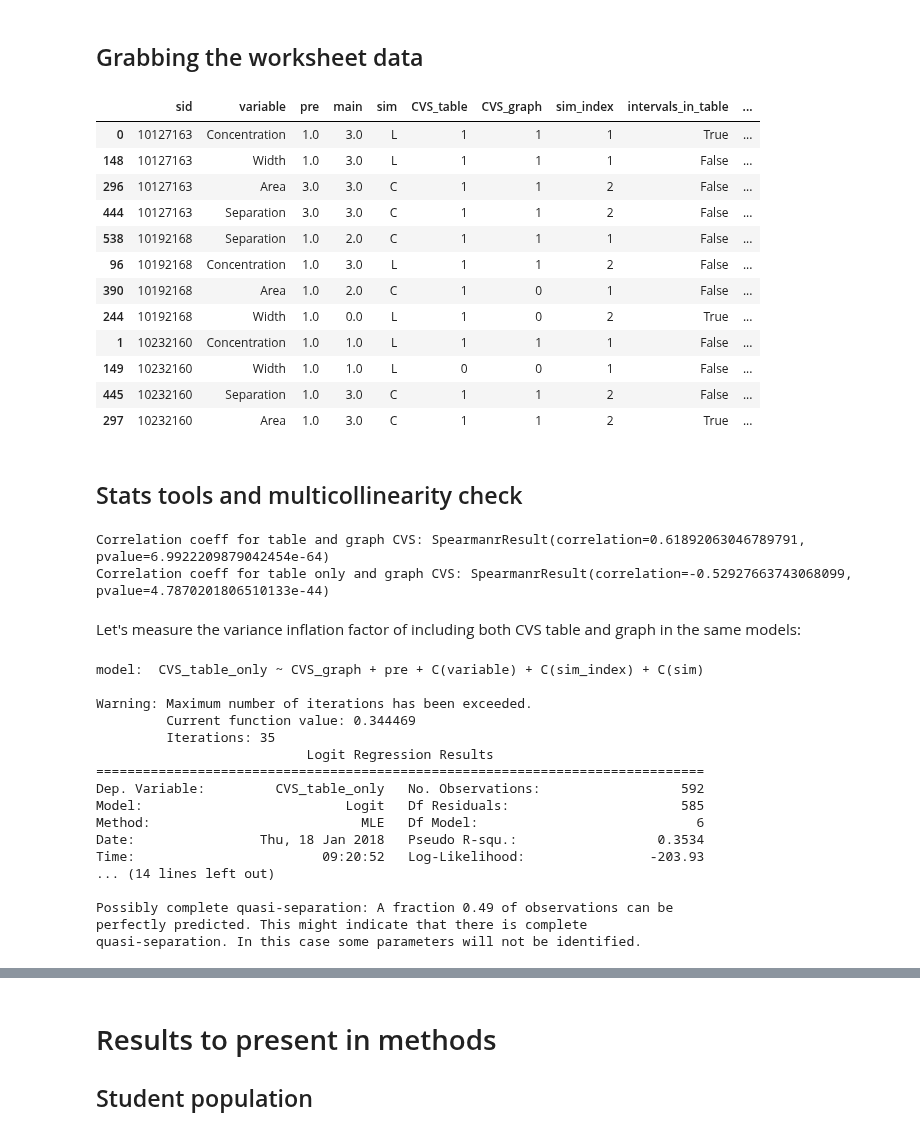
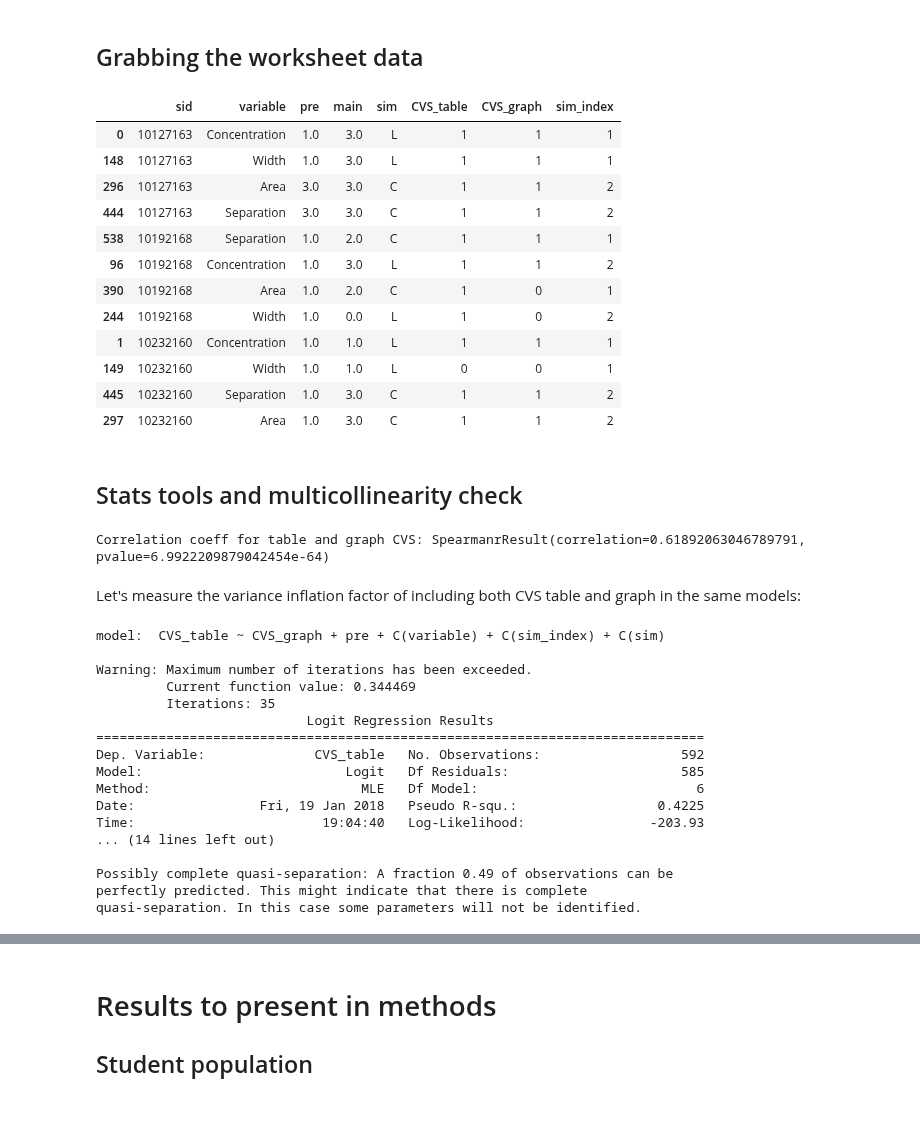
Before and after one commit to jmassall/inquiry_virtualLabs_study, a Jupyter notebook: analysis/storyline.ipynb, the cells around one changed output, grey strips where cells are left out. Drawn from its saved outputs; the diff is of its cells as text; code cells hidden in the pictures.

Commit message:
Fixed stats to use CVS levels and theoretically driven interactions

```diff
--- a/analysis/storyline.ipynb
+++ b/analysis/storyline.ipynb
@@ -152,24 +152,24 @@ C_scores['CVS_graph'] = C_scores.apply(lambda row: graph_cvs_df2.loc[graph_cvs_d
 C_scores['sim_index'] = C_scores.apply(lambda row: table_cvs_df2.loc[table_cvs_df2[table_cvs_df2['studentid']==row['sid']].index[0],'activity order'].index(row['sim'])+1,axis=1)
 # %%
 data = pd.concat([L_scores,C_scores])
-data['intervals_in_table'] = data.apply(lambda row: table_intervals_df.loc[table_intervals_df[table_intervals_df['studentid']==row['sid']].index[0],row['variable']],axis=1)
-data['CVS_table_only'] = data.apply(lambda row: row['CVS_table']*(1-row['CVS_graph']), axis = 1)
+# data['intervals_in_table'] = data.apply(lambda row: table_intervals_df.loc[table_intervals_df[table_intervals_df['studentid']==row['sid']].index[0],row['variable']],axis=1)
+# data['CVS_table_only'] = data.apply(lambda row: row['CVS_table']*(1-row['CVS_graph']), axis = 1)
 data = data.reset_index(drop=True)
 data.sort_values('sid').head(12)
 # %% [output]
-|  | sid | variable | pre | main | sim | CVS_table | CVS_graph | sim_index | intervals_in_table | ... |
-| 0 | 10127163 | Concentration | 1.0 | 3.0 | L | 1 | 1 | 1 | True | ... |
-| 148 | 10127163 | Width | 1.0 | 3.0 | L | 1 | 1 | 1 | False | ... |
-| 296 | 10127163 | Area | 3.0 | 3.0 | C | 1 | 1 | 2 | False | ... |
-| 444 | 10127163 | Separation | 3.0 | 3.0 | C | 1 | 1 | 2 | False | ... |
-| 538 | 10192168 | Separation | 1.0 | 2.0 | C | 1 | 1 | 1 | False | ... |
-| 96 | 10192168 | Concentration | 1.0 | 3.0 | L | 1 | 1 | 2 | False | ... |
-| 390 | 10192168 | Area | 1.0 | 2.0 | C | 1 | 0 | 1 | False | ... |
-| 244 | 10192168 | Width | 1.0 | 0.0 | L | 1 | 0 | 2 | True | ... |
-| 1 | 10232160 | Concentration | 1.0 | 1.0 | L | 1 | 1 | 1 | False | ... |
-| 149 | 10232160 | Width | 1.0 | 1.0 | L | 0 | 0 | 1 | False | ... |
-| 445 | 10232160 | Separation | 1.0 | 3.0 | C | 1 | 1 | 2 | False | ... |
-| 297 | 10232160 | Area | 1.0 | 3.0 | C | 1 | 1 | 2 | True | ... |
+|  | sid | variable | pre | main | sim | CVS_table | CVS_graph | sim_index |
+| 0 | 10127163 | Concentration | 1.0 | 3.0 | L | 1 | 1 | 1 |
+| 148 | 10127163 | Width | 1.0 | 3.0 | L | 1 | 1 | 1 |
+| 296 | 10127163 | Area | 3.0 | 3.0 | C | 1 | 1 | 2 |
+| 444 | 10127163 | Separation | 3.0 | 3.0 | C | 1 | 1 | 2 |
+| 538 | 10192168 | Separation | 1.0 | 2.0 | C | 1 | 1 | 1 |
+| 96 | 10192168 | Concentration | 1.0 | 3.0 | L | 1 | 1 | 2 |
+| 390 | 10192168 | Area | 1.0 | 2.0 | C | 1 | 0 | 1 |
+| 244 | 10192168 | Width | 1.0 | 0.0 | L | 1 | 0 | 2 |
+| 1 | 10232160 | Concentration | 1.0 | 1.0 | L | 1 | 1 | 1 |
+| 149 | 10232160 | Width | 1.0 | 1.0 | L | 0 | 0 | 1 |
+| 445 | 10232160 | Separation | 1.0 | 3.0 | C | 1 | 1 | 2 |
+| 297 | 10232160 | Area | 1.0 | 3.0 | C | 1 | 1 | 2 |
 # %% [markdown]
 ## Stats tools and multicollinearity check
 # %%
@@ -186,14 +191,12 @@ def omega_squared(aov):
 # %%
 from scipy import stats
 print "Correlation coeff for table and graph CVS:", stats.spearmanr(data['CVS_table'],data['CVS_graph'])
-print "Correlation coeff for table only and graph CVS:", stats.spearmanr(data['CVS_table_only'],data['CVS_graph'])
 # %% [output]
 Correlation coeff for table and graph CVS: SpearmanrResult(correlation=0.61892063046789791, pvalue=6.9922209879042454e-64)
-Correlation coeff for table only and graph CVS: SpearmanrResult(correlation=-0.52927663743068099, pvalue=4.7870201806510133e-44)
 # %% [markdown]
 Let's measure the variance inflation factor of including both CVS table and graph in the same models:
 # %%
-formula = 'CVS_table_only ~ CVS_graph + pre + C(variable) + C(sim_index) + C(sim) '
+formula = 'CVS_table ~ CVS_graph + pre + C(variable) + C(sim_index) + C(sim) '
 print 'model: ', formula,'\n'
 from patsy import dmatrices
 Y, X = dmatrices(formula, data, return_type = 'dataframe')
@@ -203,18 +206,18 @@ model = logit.fit()
 print model.summary()
 # print model.params
 # %% [output]
-model:  CVS_table_only ~ CVS_graph + pre + C(variable) + C(sim_index) + C(sim)
+model:  CVS_table ~ CVS_graph + pre + C(variable) + C(sim_index) + C(sim)
 
 Warning: Maximum number of iterations has been exceeded.
          Current function value: 0.344469
          Iterations: 35
                            Logit Regression Results
 ==============================================================================
-Dep. Variable:         CVS_table_only   No. Observations:                  592
+Dep. Variable:              CVS_table   No. Observations:                  592
 Model:                          Logit   Df Residuals:                      585
 Method:                           MLE   Df Model:                            6
-Date:                Thu, 18 Jan 2018   Pseudo R-squ.:                  0.3534
-Time:                        09:20:52   Log-Likelihood:                -203.93
+Date:                Fri, 19 Jan 2018   Pseudo R-squ.:                  0.4225
+Time:                        19:04:40   Log-Likelihood:                -203.93
 ... (14 lines left out)
 
 Possibly complete quasi-separation: A fraction 0.49 of observations can be
```
Also changed, not shown: parts of 41 cells of this notebook, 1 other file.
